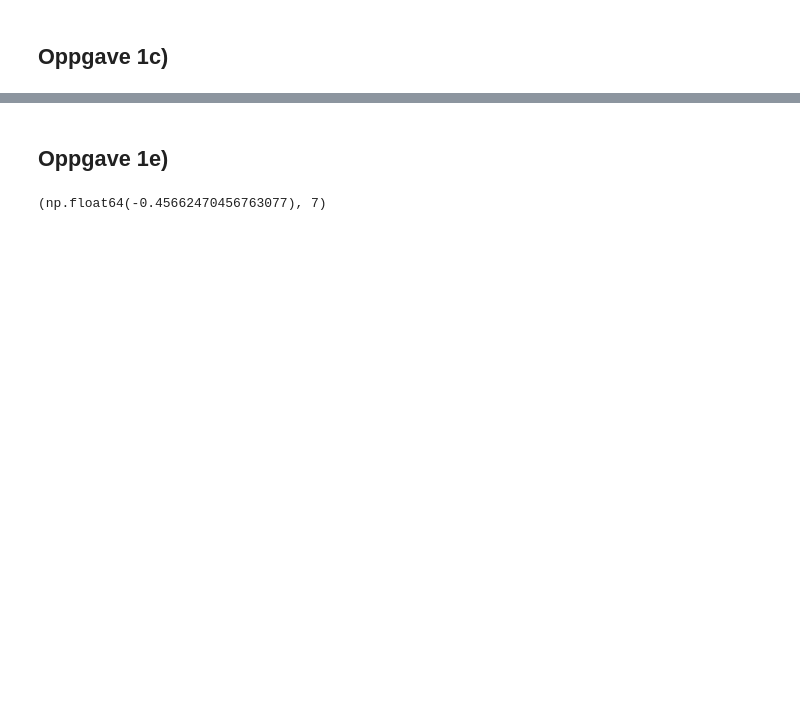
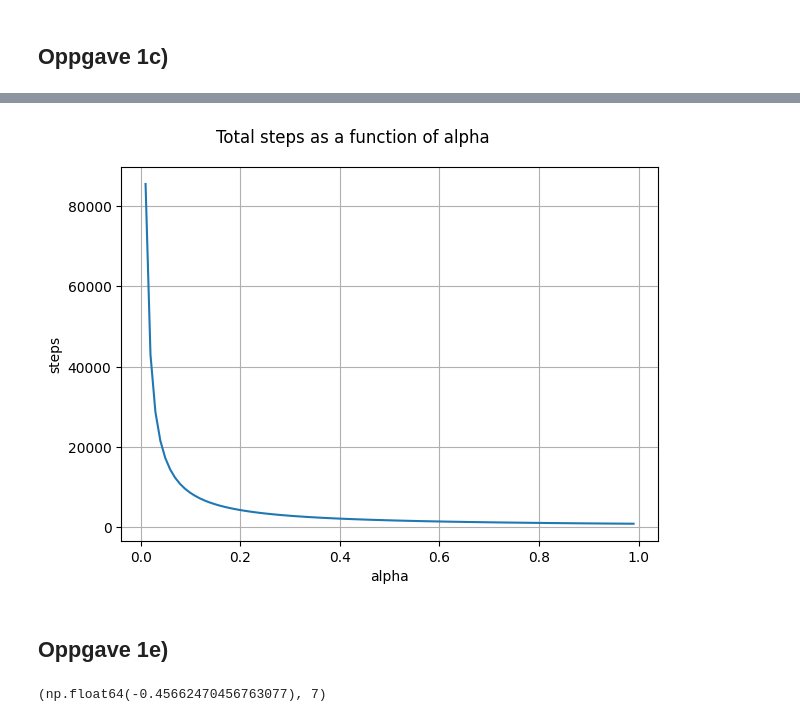
Before and after one commit to KristofferEide06/usadel-bvp-solvers, a Jupyter notebook: temp/jenskrøll_superlocked.ipynb, the cells around one changed output, grey strips where cells are left out. Drawn from its saved outputs; the diff is of its cells as text; code cells hidden in the pictures; blank space fills up the shorter version.

```diff
--- a/temp/jenskrøll_superlocked.ipynb
+++ b/temp/jenskrøll_superlocked.ipynb
@@ -51,3 +90,17 @@ print(np.average(h_array),n)
+# %%
+alpha_array = np.linspace(0.01,0.99,100)
+step_list = []
+for alpha in alpha_array:
+    x_array, y_array, z_array, h_array, n = IVP_solver(x_init=0, x_end=2*np.pi, y_init=np.array([0,2]), h_0=10**(-3),
+                                          tol=10**(-7), func=func_1, alpha=alpha)
+    step_list.append(n)
+
+fig, ax = plt.subplots(1,1)
+plot_solution(ax=ax, X=alpha_array, Y = step_list, xlabel="alpha", ylabel="steps")
+fig.suptitle("Total steps as a function of alpha")
+fig.tight_layout()
+# %% [output]
+[figure, added]
 # %% [markdown]
 ## Oppgave 1e)
 # %%
```
Also changed, not shown: parts of 6 cells of this notebook.
